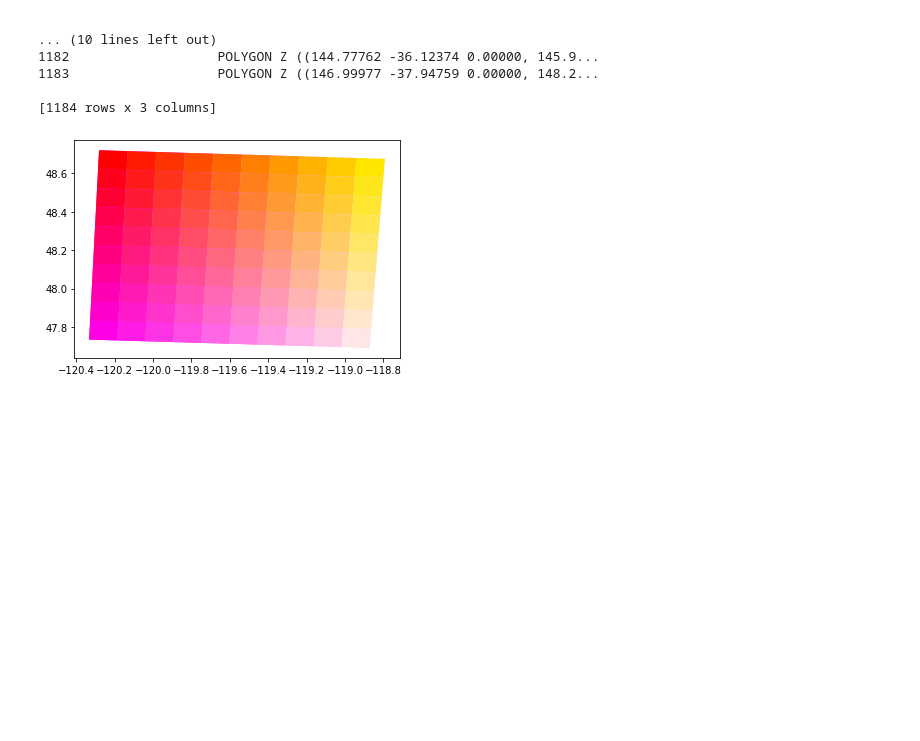
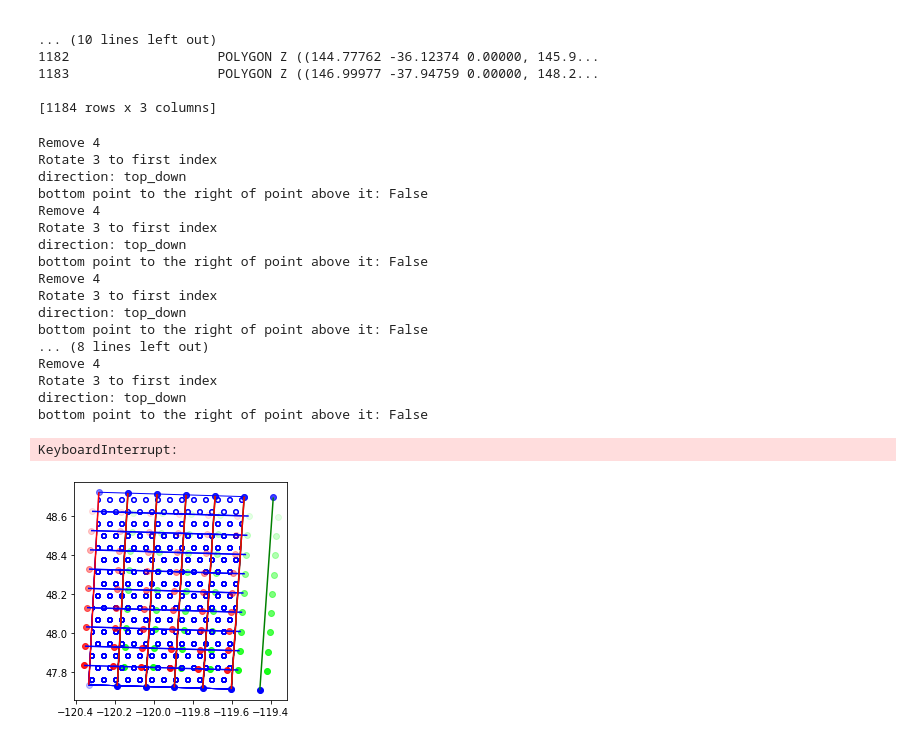
Before and after one commit to bstee615/bounding-box-coverage, a Jupyter notebook: split_tiles.ipynb, the cells around one changed output. Cells and saved outputs as stored; diff of their text form; code cells hidden in the pictures; blank space fills up the shorter version.

Commit message:
Fix splitting in general, tested on 5 tiles.
There was a bug where coord[0] was not always at the bottom left. I fixed it by using the offset from the centroid to get the very bottom left point.

```diff
--- a/split_tiles.ipynb
+++ b/split_tiles.ipynb
@@ -46,7 +46,6 @@ left -> right: lerp 0, 1 -> 3, 2
 top -> down: lerp 1, 2 -> 0, 3
 """
 
-ax = plt.gca()
 def plot_geom(geom, **kwargs):
     gpd.GeoSeries(geom).plot(ax=ax, **kwargs)
 
@@ -66,9 +65,12 @@ def split_1d(geom, n, direction, debug=False):
                 break
     assert len(coords) == 4
 
+    def offset_from_centroid(c):
+        return (c[0] - geom.centroid.x, c[1] - geom.centroid.y)
     min_coord_i = 0
     for i, c in enumerate(coords):
-        if c[0] < coords[min_coord_i][0] and c[1] < coords[min_coord_i][1]:
+        off = offset_from_centroid(c)
+        if off[0] < 0 and off[1] < 0:
             min_coord_i = i
             if debug: print('Rotate', i, 'to first index')
     coords = coords[min_coord_i:] + coords[:min_coord_i]
@@ -77,6 +79,10 @@ def split_1d(geom, n, direction, debug=False):
     # 1. 4 coordinates are the 4 bounds of the rectangle
     # 2. Coordinates are in a linear ring
     # 3. Bottom left coordinate is at coords[0]
+
+    if debug:
+        for i, c in enumerate(coords):
+            plot_geom(shgeom.Point(c), color=(0, 0, 1, (i+1)/len(coords)))
 
     splitters = []
     if direction == 'left_right':
@@ -91,51 +97,76 @@ def split_1d(geom, n, direction, debug=False):
     if debug:
         plot_geom(ls_a, color='red')
         plot_geom(ls_b, color='green')
-    offset = 1.
+    offset = 0.2
     for i in range(1, n):
         percent = i / n
         interp_a_ls = ls_a.interpolate(percent, normalized=True)
         interp_b_ls = ls_b.interpolate(percent, normalized=True)
         new_interp_a_ls = shgeom.Point(
             (interp_a_ls.x - ((interp_b_ls.x - interp_a_ls.x) * offset)),
             (interp_a_ls.y - ((interp_b_ls.y - interp_a_ls.y) * offset))
             )
         new_interp_b_ls = shgeom.Point(
             (interp_b_ls.x - ((interp_a_ls.x - interp_b_ls.x) * offset)),
             (interp_b_ls.y - ((interp_a_ls.y - interp_b_ls.y) * offset))
             )
         if debug:
-            plot_geom(new_interp_a_ls, color='orange')
-            plot_geom(new_interp_b_ls, color='yellow')
+            plot_geom(new_interp_a_ls, color=(1, 0, 0, percent))
+            plot_geom(new_interp_b_ls, color=(0, 1, 0, percent))
         split_ls = LineString((new_interp_b_ls, new_interp_a_ls))
         splitters.append(split_ls)
 
     splits = []
-    result = geom
-    for splitter in splitters:
-        split_result = split(result, splitter)
+    q = geom
+    for i, splitter in enumerate(splitters):
+        if debug:
+            plot_geom(q, color=(0, 0, 0, 0), edgecolor=(0, 0, 1), hatch='o')
+            plot_geom(splitter, color=(0, 0, 1))
+        split_result = split(q, splitter)
         if len(split_result) == 2:
             p, q = split_result
-            result = q
             splits.append(p)
         else:
-            raise Exception(f'{len(split_result)=}')
+            if splitter.intersects(q):
+                print('line intersects but does not split')
+            else:
+                print('line does not intersect')
+            raise Exception(f'iteration {i} {len(split_result)=}')
     splits.append(q)
     return splits
 
-geom_0 = tiles_df.geometry[0]
-small_tiles = []
+for tile_geom in tiles_df.geometry[:5]:
+    ax = plt.gca()
+    small_tiles = []
 
-n = 10
-splits = split_1d(geom_0, n, 'left_right')
-for i, s in enumerate(splits):
-    plot_geom(s, color=(1, i/len(splits), 1))
+    n = 10
+    splits = split_1d(tile_geom, n, 'left_right')
+    for i, s in enumerate(splits):
+        s_split = split_1d(s, n, 'top_down')
+        small_tiles += s_split
 
-for i, s in enumerate(splits):
-    small_tiles += split_1d(s, n, 'top_down')
+    for i in range(n):
+        for j in range(n):
+            plot_geom(small_tiles[i*n+j], color=(1, i/n, j/n))
 
-for i in range(n):
-    for j in range(n):
-        plot_geom(small_tiles[i*n+j], color=(1, i/n, j/n))
+    plt.show()
 # %% [output]
+Remove 4
+Rotate 3 to first index
+direction: top_down
+bottom point to the right of point above it: False
+Remove 4
+Rotate 3 to first index
+direction: top_down
+bottom point to the right of point above it: False
+Remove 4
+Rotate 3 to first index
+direction: top_down
+bottom point to the right of point above it: False
+... (8 lines left out)
+Remove 4
+Rotate 3 to first index
+direction: top_down
+bottom point to the right of point above it: False
+KeyboardInterrupt:
-[figure, old version]
+[figure, new version]
```
